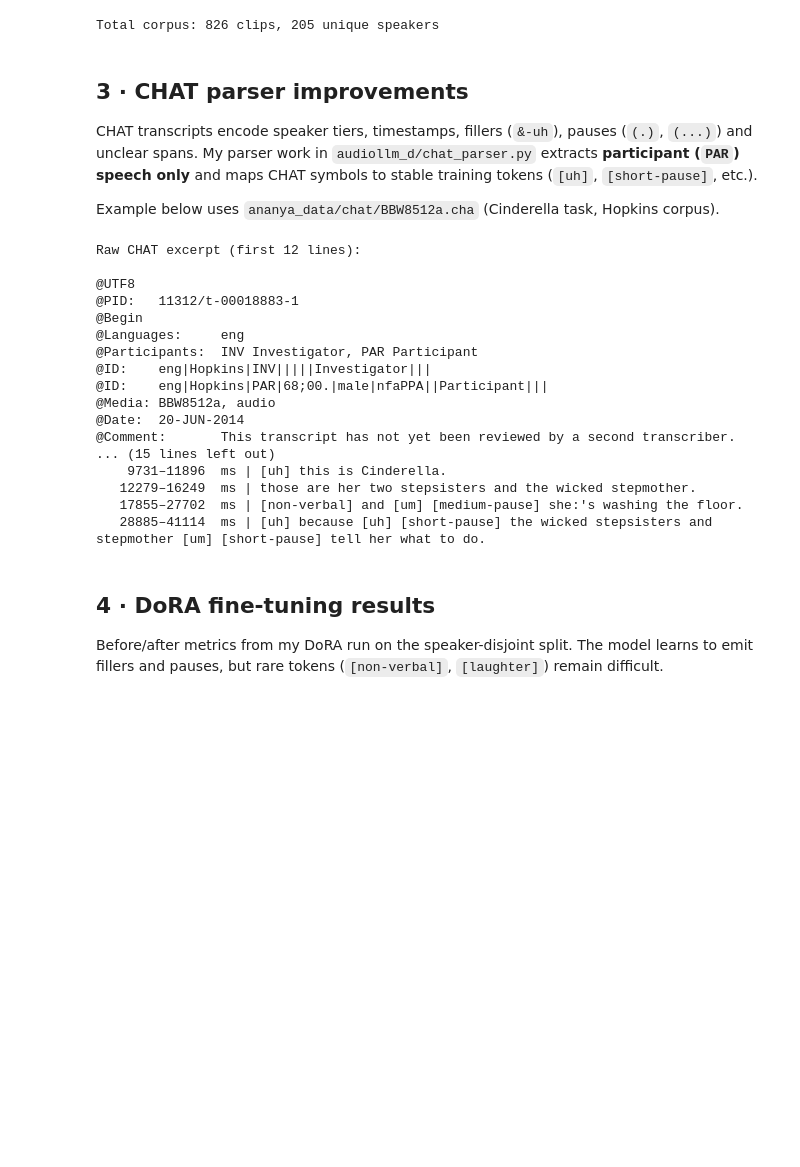
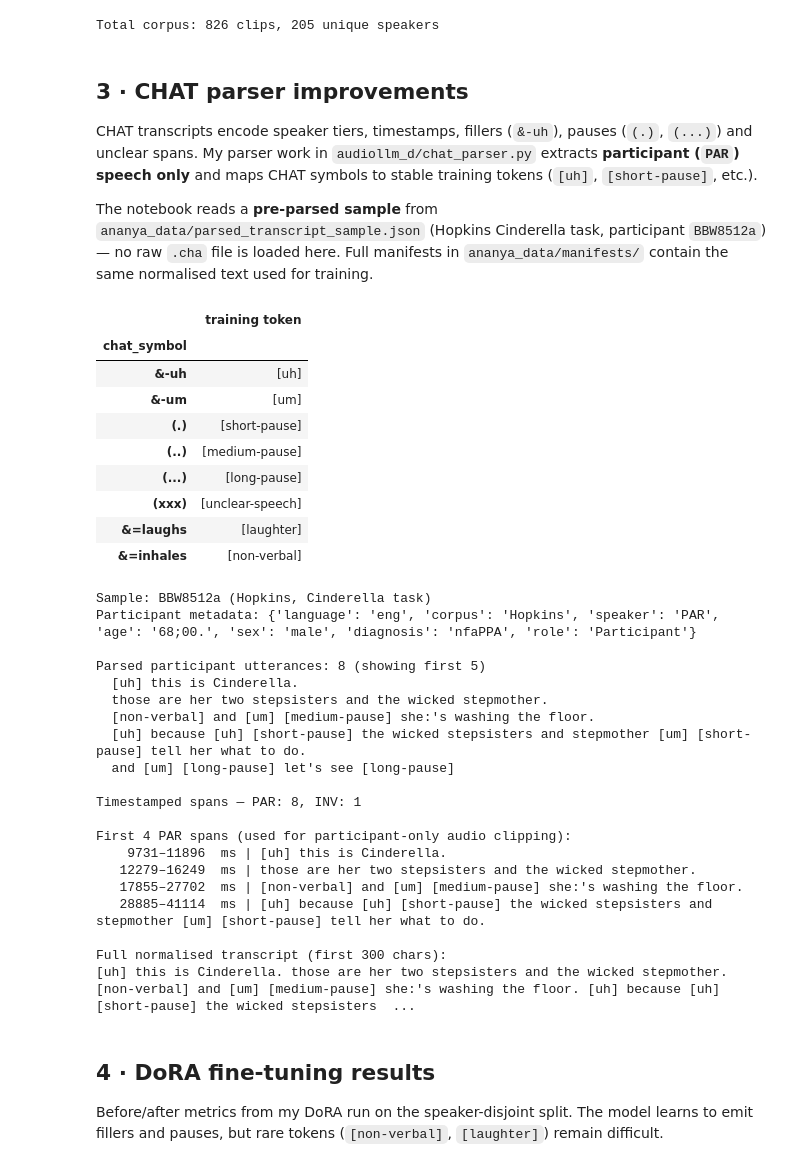
Before and after one commit to ananya99/audiollm-d, a Jupyter notebook: notebooks/Ananya_Gupta_390080.ipynb, the cells around one changed output. Cells and saved outputs as stored; diff of their text form; code cells hidden in the pictures; blank space fills up the shorter version.

Commit message:
Ananya's notebook

```diff
--- a/notebooks/Ananya_Gupta_390080.ipynb
+++ b/notebooks/Ananya_Gupta_390080.ipynb
@@ -64,8 +64,9 @@ import pandas as pd
 
 plt.rcParams.update({"figure.dpi": 120, "axes.spines.top": False, "axes.spines.right": False})
 
-PROJECT_ROOT = Path("/scratch/ananya/open-project-m2-lordofthestrings")
-NOTEBOOK_DIR = PROJECT_ROOT / "notebooks"
+# Paths relative to this notebook (cwd should be notebooks/)
+NOTEBOOK_DIR = Path(".").resolve()
+PROJECT_ROOT = NOTEBOOK_DIR.parent
 DATA_DIR = NOTEBOOK_DIR / "ananya_data"
 DATA_ROOT = DATA_DIR / "manifests"
 ANANYA_DIR = PROJECT_ROOT / "ananya"
@@ -237,47 +238,62 @@ Total corpus: 826 clips, 205 unique speakers
 
 CHAT transcripts encode speaker tiers, timestamps, fillers (`&-uh`), pauses (`(.)`, `(...)`) and unclear spans. My parser work in `audiollm_d/chat_parser.py` extracts **participant (`PAR`) speech only** and maps CHAT symbols to stable training tokens (`[uh]`, `[short-pause]`, etc.).
 
-Example below uses `ananya_data/chat/BBW8512a.cha` (Cinderella task, Hopkins corpus).
+The notebook reads a **pre-parsed sample** from `ananya_data/parsed_transcript_sample.json` (Hopkins Cinderella task, participant `BBW8512a`) — no raw `.cha` file is loaded here. Full manifests in `ananya_data/manifests/` contain the same normalised text used for training.
 # %%
-from itertools import islice
+PARSED_SAMPLE_PATH = DATA_DIR / "parsed_transcript_sample.json"
+sample = json.loads(PARSED_SAMPLE_PATH.read_text(encoding="utf-8"))
 
-from audiollm_d.chat_parser import extract_timed_speaker_utterances, read_chat_transcript
+mapping_df = pd.DataFrame(sample["token_mapping_examples"]).set_index("chat_symbol")
+display(mapping_df.rename(columns={"token": "training token"}))
 
-SAMPLE_CHAT = DATA_DIR / "chat" / "BBW8512a.cha"
+print(f"Sample: {sample['source_id']} ({sample['corpus']}, {sample['task']} task)")
+print("Participant metadata:", sample["metadata"])
 
-print("Raw CHAT excerpt (first 12 lines):\n")
-print("\n".join(islice(SAMPLE_CHAT.read_text(encoding="utf-8", errors="replace").splitlines(), 12)))
-
-transcript = read_chat_transcript(SAMPLE_CHAT)
-print(f"\nParsed participant utterances: {len(transcript.utterances)}")
-print("\nFirst 5 normalised PAR lines:")
-for line in transcript.utterances[:5]:
+par_lines = [u["text"] for u in sample["timed_utterances"]["PAR"]]
+print(f"\nParsed participant utterances: {len(par_lines)} (showing first 5)")
+for line in par_lines[:5]:
     print(" ", line)
 
-timed_par = extract_timed_speaker_utterances(SAMPLE_CHAT, speaker="PAR")
-timed_inv = extract_timed_speaker_utterances(SAMPLE_CHAT, speaker="INV")
+timed_par = sample["timed_utterances"]["PAR"]
+timed_inv = sample["timed_utterances"]["INV"]
 print(f"\nTimestamped spans — PAR: {len(timed_par)}, INV: {len(timed_inv)}")
 print("\nFirst 4 PAR spans (used for participant-only audio clipping):")
 for item in timed_par[:4]:
-    print(f"  {item.start_ms:>6}–{item.end_ms:<6} ms | {item.text}")
+    print(f"  {item['start_ms']:>6}–{item['end_ms']:<6} ms | {item['text']}")
+
+print("\nFull normalised transcript (first 300 chars):")
+print(sample["participant_transcript"][:300], "...")
 # %% [output]
+|  | training token |
+| chat_symbol |  |
+| &-uh | [uh] |
+| &-um | [um] |
+| (.) | [short-pause] |
+| (..) | [medium-pause] |
+| (...) | [long-pause] |
+| (xxx) | [unclear-speech] |
+| &=laughs | [laughter] |
+| &=inhales | [non-verbal] |
-Raw CHAT excerpt (first 12 lines):
+Sample: BBW8512a (Hopkins, Cinderella task)
+Participant metadata: {'language': 'eng', 'corpus': 'Hopkins', 'speaker': 'PAR', 'age': '68;00.', 'sex': 'male', 'diagnosis': 'nfaPPA', 'role': 'Participant'}
 
-@UTF8
-@PID:   11312/t-00018883-1
-@Begin
-@Languages:     eng
-@Participants:  INV Investigator, PAR Participant
-@ID:    eng|Hopkins|INV|||||Investigator|||
-@ID:    eng|Hopkins|PAR|68;00.|male|nfaPPA||Participant|||
-@Media: BBW8512a, audio
-@Date:  20-JUN-2014
-@Comment:       This transcript has not yet been reviewed by a second transcriber.
-... (15 lines left out)
+Parsed participant utterances: 8 (showing first 5)
+  [uh] this is Cinderella.
+  those are her two stepsisters and the wicked stepmother.
+  [non-verbal] and [um] [medium-pause] she:'s washing the floor.
+  [uh] because [uh] [short-pause] the wicked stepsisters and stepmother [um] [short-pause] tell her what to do.
+  and [um] [long-pause] let's see [long-pause]
+
+Timestamped spans — PAR: 8, INV: 1
+
+First 4 PAR spans (used for participant-only audio clipping):
     9731–11896  ms | [uh] this is Cinderella.
    12279–16249  ms | those are her two stepsisters and the wicked stepmother.
    17855–27702  ms | [non-verbal] and [um] [medium-pause] she:'s washing the floor.
    28885–41114  ms | [uh] because [uh] [short-pause] the wicked stepsisters and stepmother [um] [short-pause] tell her what to do.
+
+Full normalised transcript (first 300 chars):
+[uh] this is Cinderella. those are her two stepsisters and the wicked stepmother. [non-verbal] and [um] [medium-pause] she:'s washing the floor. [uh] because [uh] [short-pause] the wicked stepsisters  ...
 # %% [markdown]
 ## 4 · DoRA fine-tuning results
 
```
Also changed, not shown: parts of 2 cells of this notebook.
